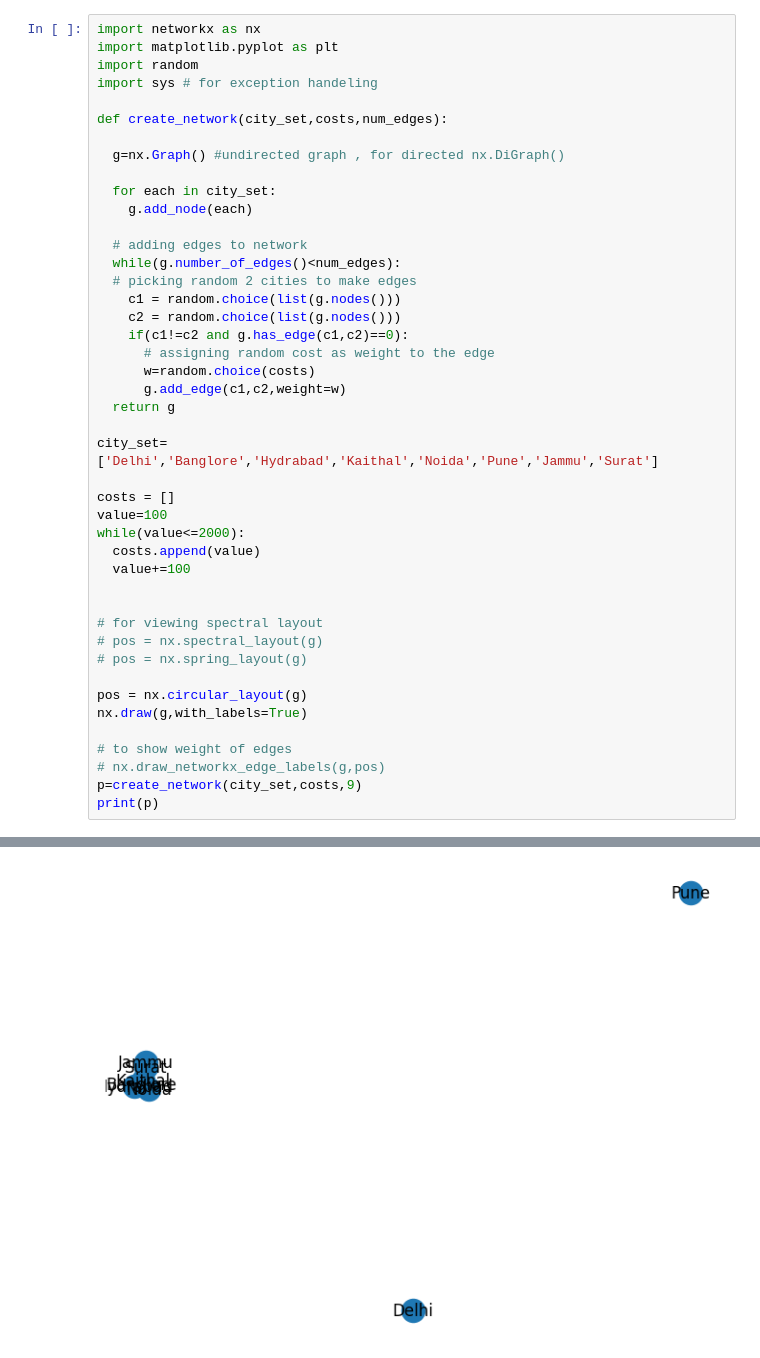
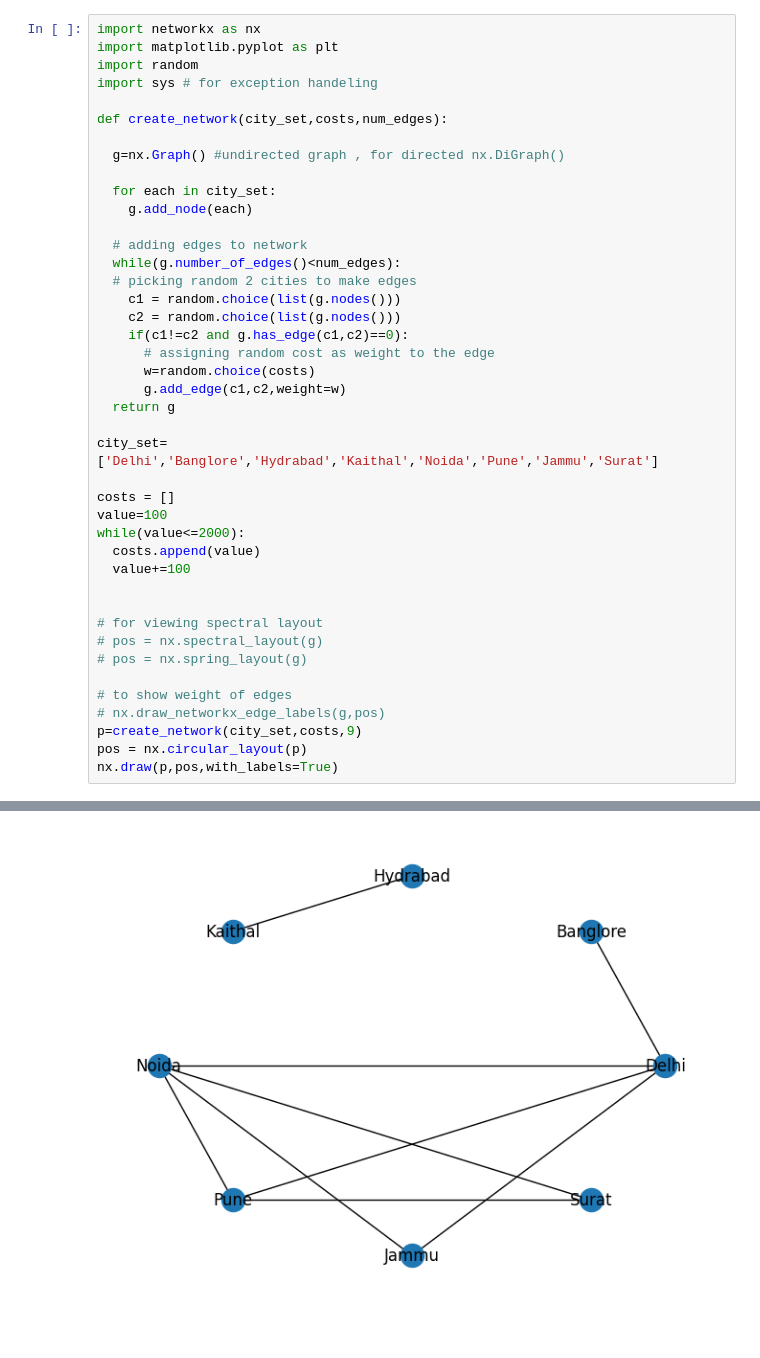
Before and after one commit to Atul-Mor/CN021, a Jupyter notebook: RoadNetwork.ipynb, the cells around one changed output, grey strips where cells are left out. Saved outputs shown, nothing was run; the diff lists cells and outputs as text.

```diff
--- a/RoadNetwork.ipynb
+++ b/RoadNetwork.ipynb
@@ -35,11 +35,9 @@ while(value<=2000):
 # pos = nx.spectral_layout(g)
 # pos = nx.spring_layout(g)
 
-pos = nx.circular_layout(g)
-nx.draw(g,with_labels=True)
-
 # to show weight of edges
 # nx.draw_networkx_edge_labels(g,pos)
 p=create_network(city_set,costs,9)
-print(p)
+pos = nx.circular_layout(p)
+nx.draw(p,pos,with_labels=True)
 # %% [output]
@@ -47,3 +44,3 @@ Graph with 8 nodes and 9 edges
-[figure, old version]
+[figure, new version]
 # %%
 # To check if graph is connected
```
Also changed, not shown: parts of 4 cells of this notebook.
